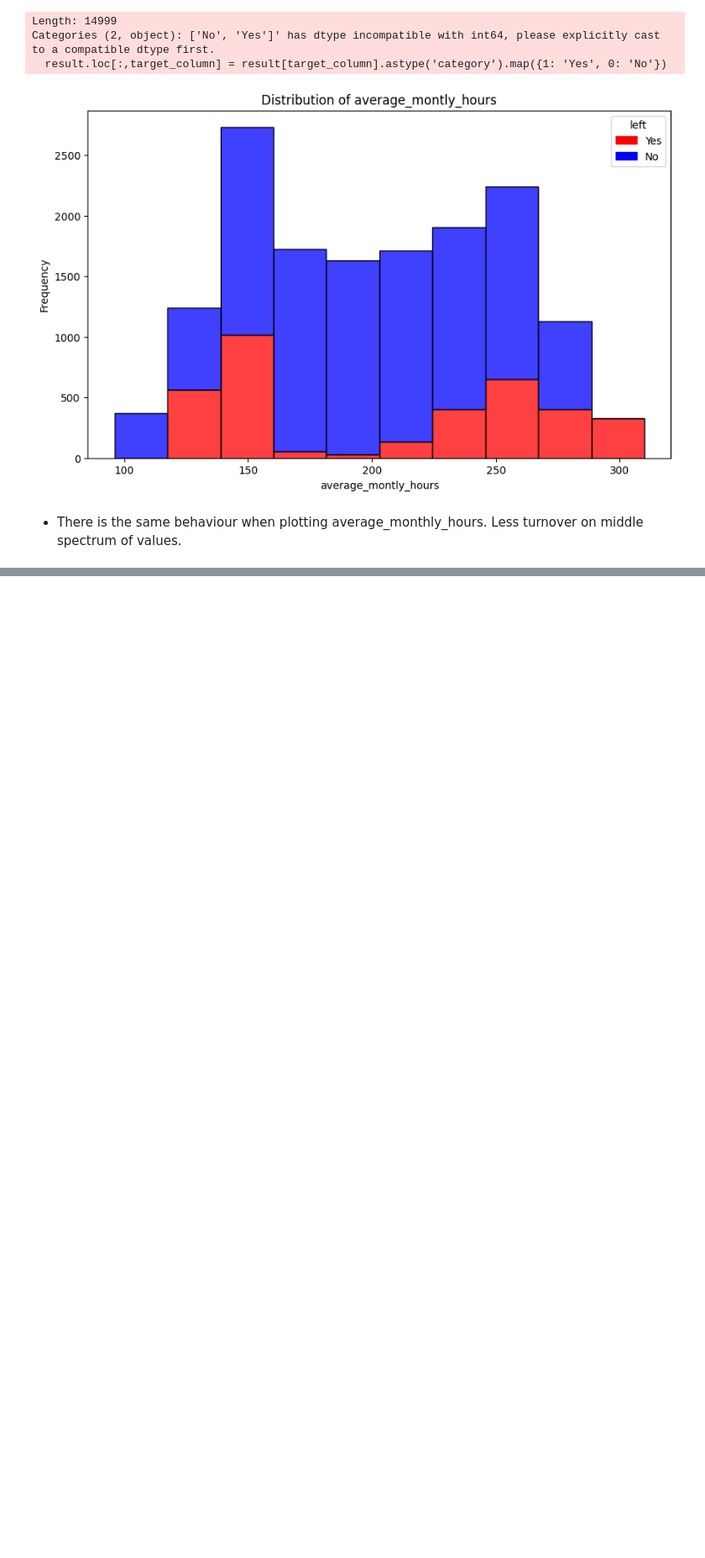
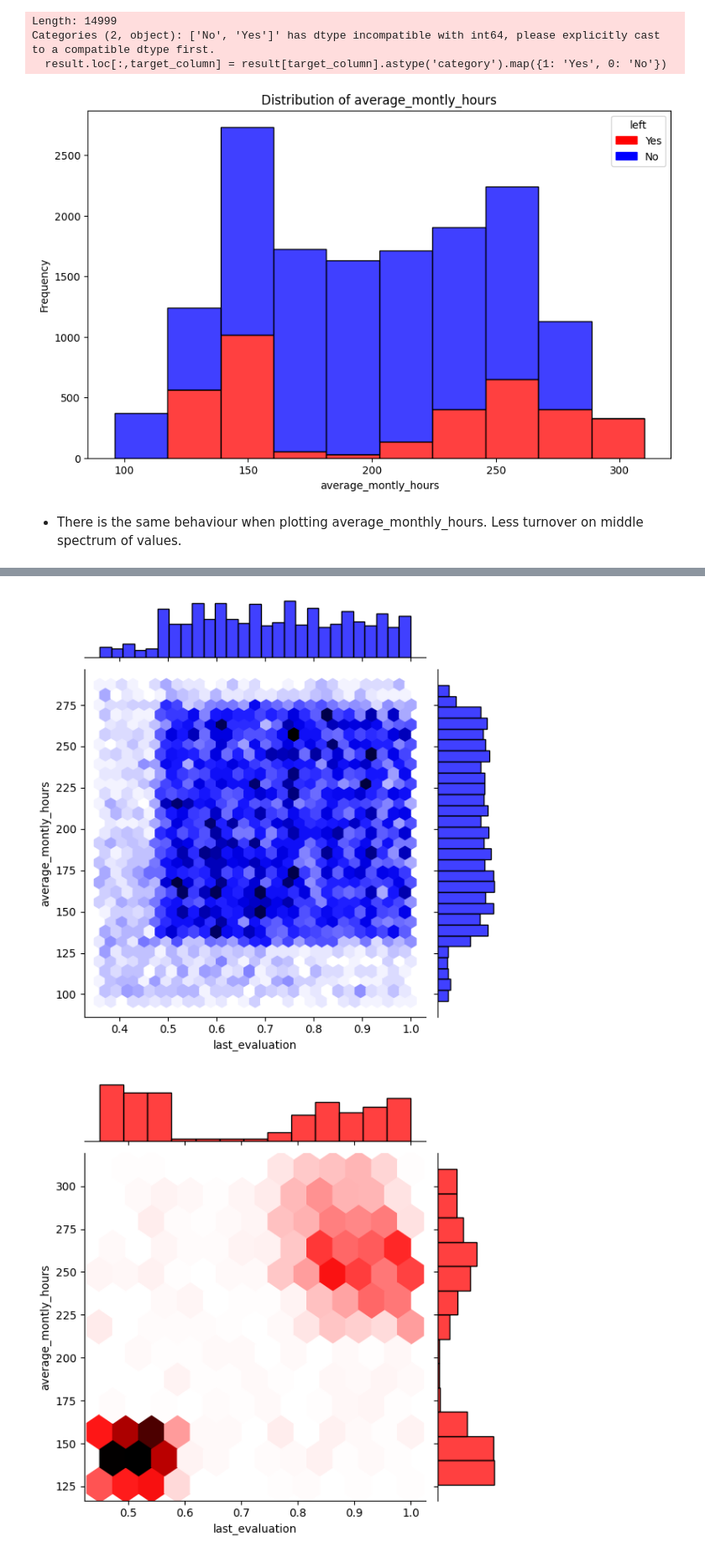
Before and after one commit to DGayer93/HR_Analytics_Project, a Jupyter notebook: hr_analytics.ipynb, the cells around one changed output, grey strips where cells are left out. Shown: that part at 84% size. Cells and saved outputs as stored; diff of their text form; code cells hidden in the pictures; blank space fills up the shorter version.

```diff
--- a/hr_analytics.ipynb
+++ b/hr_analytics.ipynb
@@ -240,0 +289,5 @@ Categories (2, object): ['No', 'Yes']' has dtype incompatible with int64, please
+# %%
+joint_plotter(df,large_range_columns[1],large_range_columns[2],'left')
+# %% [output]
+[figure, added]
+[figure, added]
```
Also changed, not shown: parts of 6 cells of this notebook.
